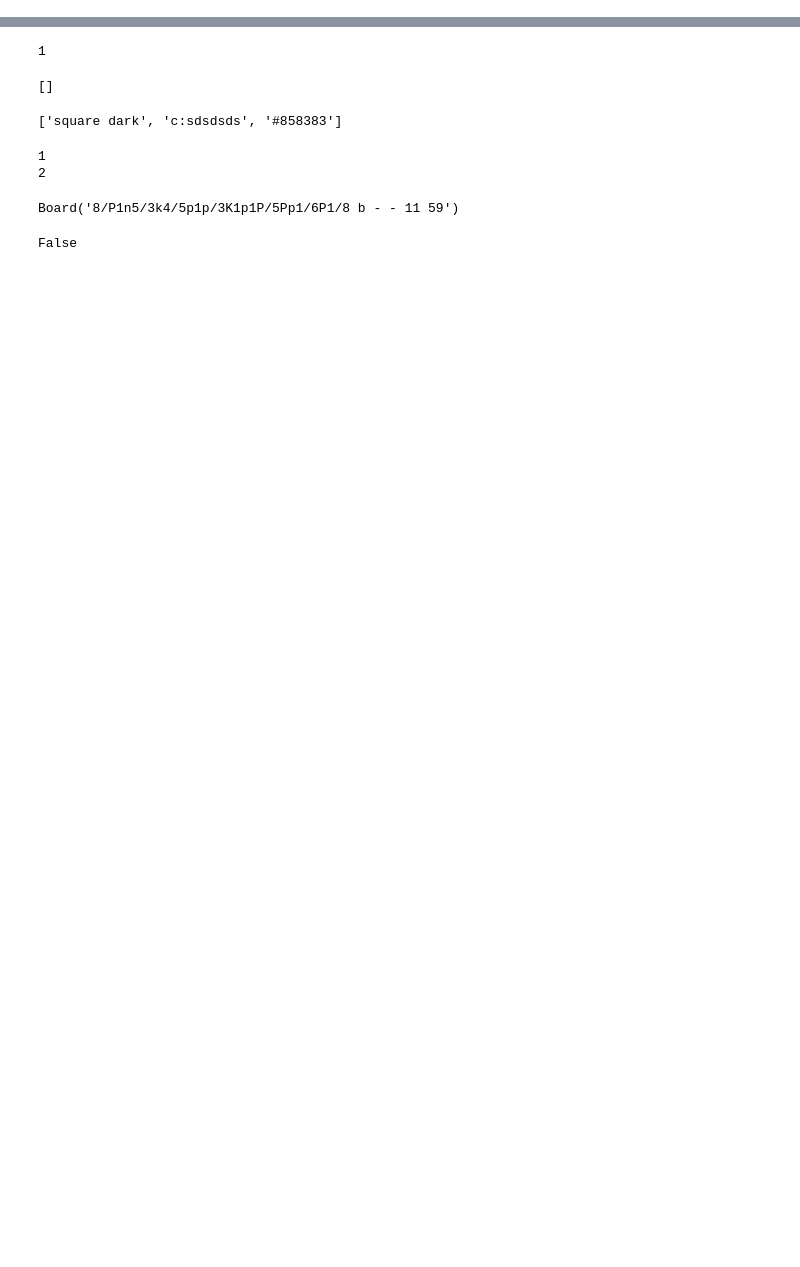
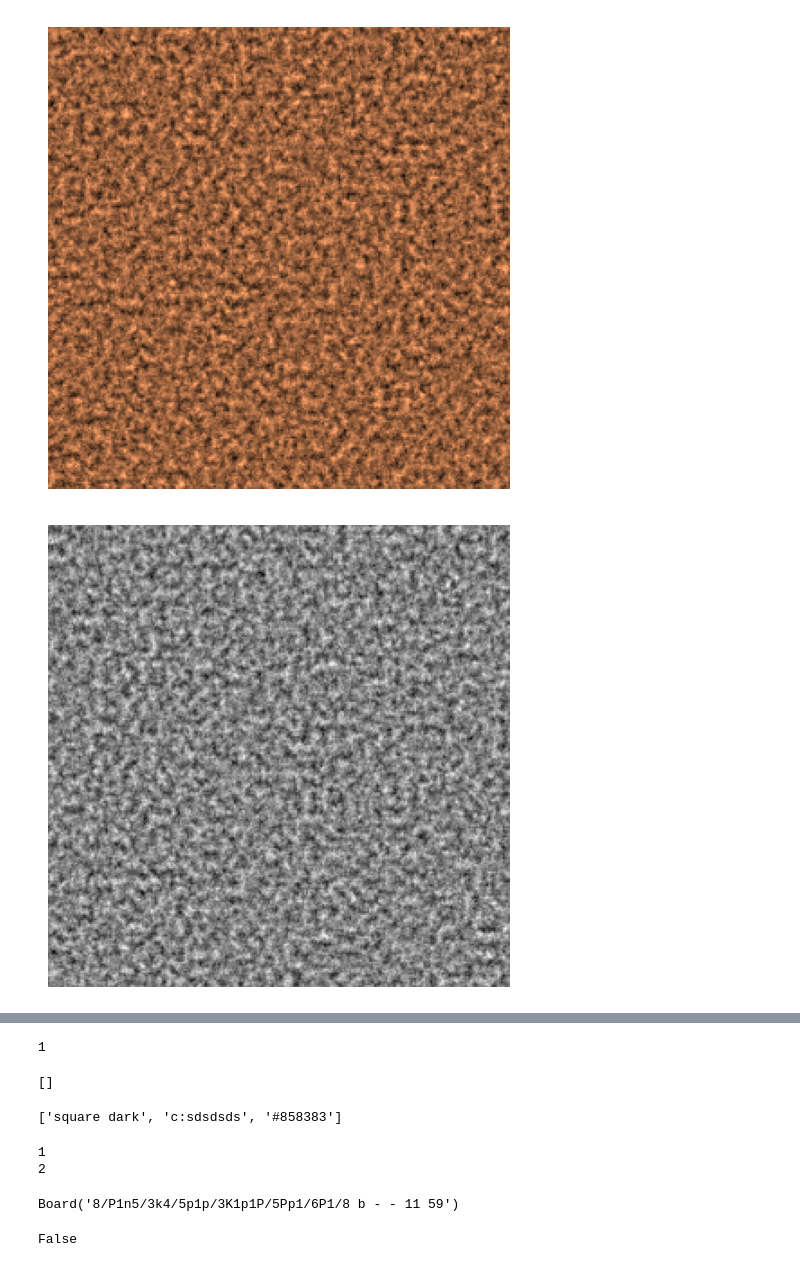
Before and after one commit to warpdynamicsltd/chesslab, a Jupyter notebook: notebooks/draft.ipynb, the cells around one changed output, grey strips where cells are left out. Cells and saved outputs as stored; diff of their text form; code cells hidden in the pictures; blank space fills up the shorter version.

```diff
--- a/notebooks/draft.ipynb
+++ b/notebooks/draft.ipynb
@@ -8,0 +68,57 @@ from IPython.display import display
+# %%
+import numpy as np
+import matplotlib.pyplot as plt
+from noise import pnoise2
+
+def generate_natural_wood_texture(size, scale=0.05, detail=4, contrast=1.2, base=0):
+    texture = np.zeros((size, size))
+    max_noise = 0
+    min_noise = 1
+
+    for y in range(size):
+        for x in range(size):
+            wood_effect = 0
+            for i in range(1, detail):
+                freq = 2**i
+                wood_effect += (1 / freq) * pnoise2(x * scale * freq,
+                                                    y * scale * freq,
+                                                    octaves=3,
+                                                    persistence=0.5,
+                                                    lacunarity=2.0,
+                                                    repeatx=1024,
+                                                    repeaty=1024,
+                                                    base=base+i*100)
+
+            noise_value = wood_effect * contrast
+            texture[y, x] = noise_value
+
+            if noise_value > max_noise:
+                max_noise = noise_value
+            if noise_value < min_noise:
+                min_noise = noise_value
+
+    # Normalize the texture
+    texture = (texture - min_noise) / (max_noise - min_noise)
+    return texture
+
+def plot_wood_texture(texture, cmap='copper'):
+    plt.figure(figsize=(6,6))
+    plt.imshow(texture, cmap=cmap, origin='lower')
+    plt.axis('off')
+    plt.show()
+
+size = 256  # Size of the texture square
+scale = 0.1  # Scale of the noise, adjust for more or less "zoom"
+detail = 20  # Number of detail layers
+contrast = 1.5  # Contrast of the texture
+
+# Generate and display a light wood texture
+light_wood_texture = generate_natural_wood_texture(size, scale, detail, contrast, base=0)
+plot_wood_texture(light_wood_texture, cmap='copper')
+
+# Generate and display a dark wood texture
+dark_wood_texture = generate_natural_wood_texture(size, scale, detail, contrast, base=10)
+plot_wood_texture(dark_wood_texture, cmap='gray')
+# %% [output]
+[figure, added]
+[figure, added]
```
Also changed, not shown: parts of 9 cells of this notebook, 5 other files.
